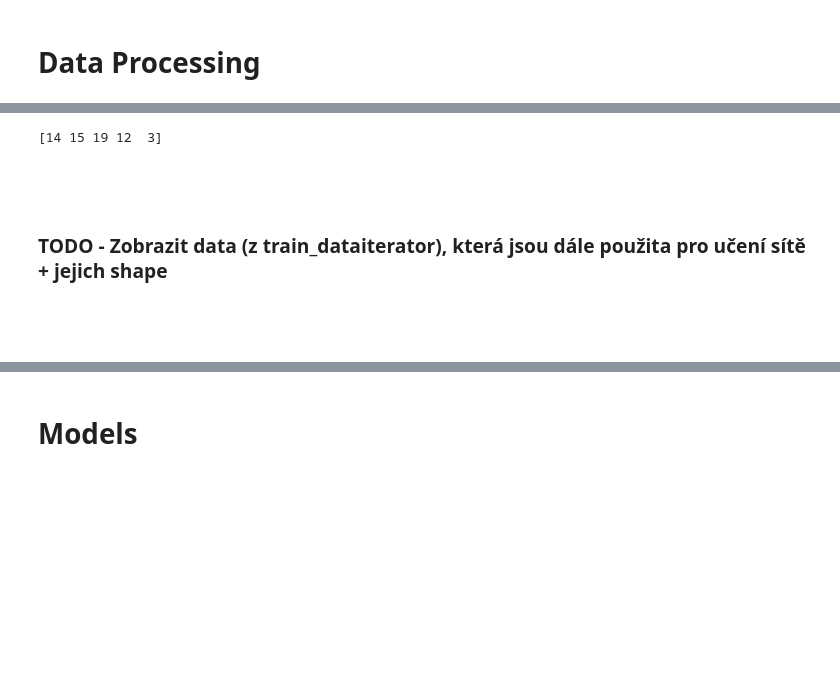
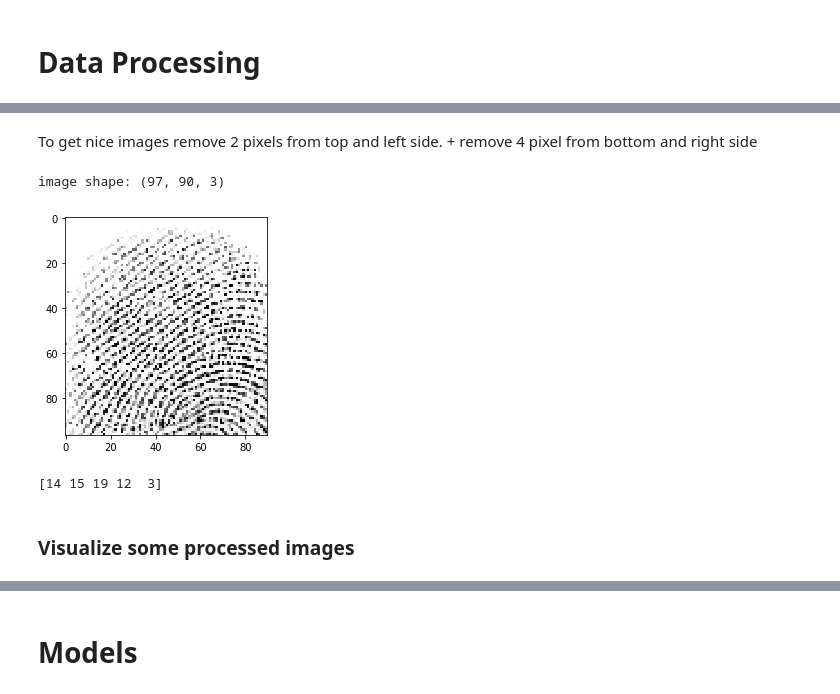
Before and after one commit to Luksalos/BIO-fingerprint-GAN, a Jupyter notebook: fingerprint_BigGAN.ipynb, the cells around one changed output, grey strips where cells are left out. Saved outputs shown, nothing was run; the diff lists cells and outputs as text; code cells hidden in the pictures; blank space fills up the shorter version.

```diff
--- a/fingerprint_BigGAN.ipynb
+++ b/fingerprint_BigGAN.ipynb
@@ -157,0 +224,9 @@ all_images = np.array(all_images)
+# %% [markdown]
+To get nice images remove 2 pixels from top and left side. + remove 4 pixel from bottom and right side
+# %%
+croped_img = first_img[2:99,2:92]
+plt.imshow(croped_img)
+print(f'image shape: {croped_img.shape}')
+# %% [output]
+image shape: (97, 90, 3)
+[figure, added]
@@ -205,9 +321,5 @@ def get_dataiterator(images, labels, dataloader_params, device='cpu'):
 # ~ 64 are too small, 128 ~ are too large (for 9 hours training).
 
 train_dataiterator = get_dataiterator(all_images, all_labels, config['DataLoader'], device=device)
-# %% [markdown]
-&nbsp;
-&nbsp;
-### TODO - Zobrazit data (z train_dataiterator), která jsou dále použita pro učení sítě + jejich shape
-&nbsp;
-&nbsp;
+# %% [markdown]
+### Visualize some processed images
```
Also changed, not shown: parts of 21 cells of this notebook.
